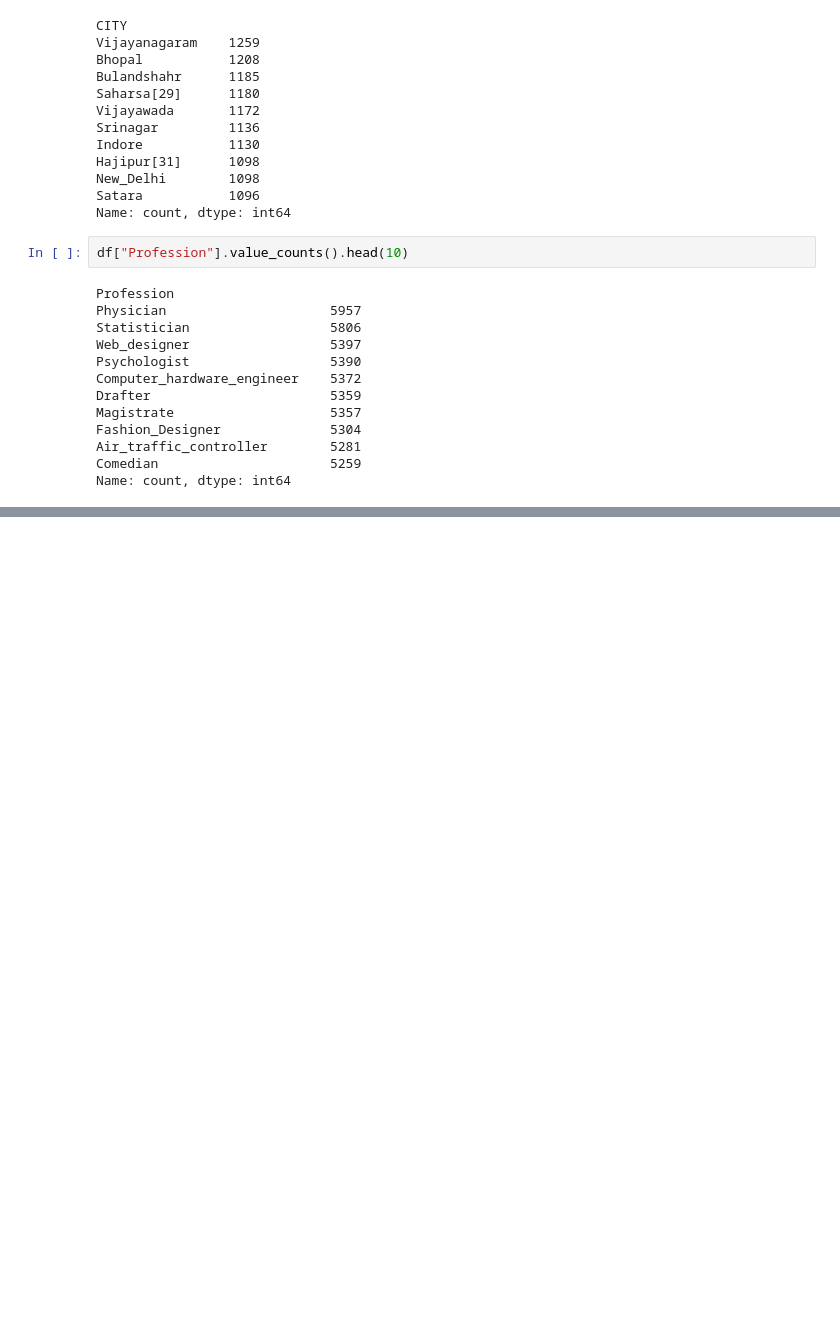
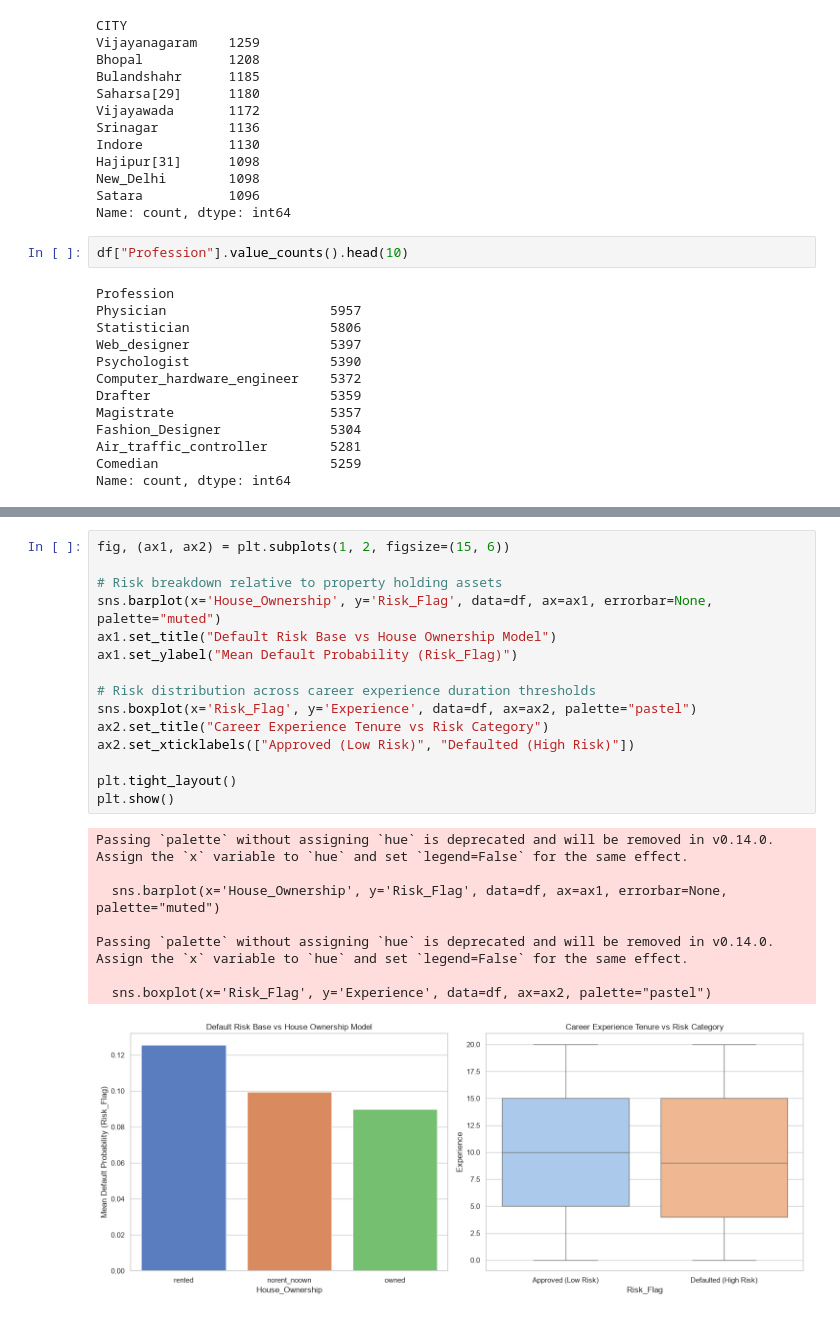
Before and after one commit to Hrithik19989/Loan_Approvals_System, a Jupyter notebook: notebooks/01_exploratory_data_analysis.ipynb, the cells around one changed output, grey strips where cells are left out. Drawn from its saved outputs; the diff is of its cells as text; blank space fills up the shorter version.

```diff
--- a/notebooks/01_exploratory_data_analysis.ipynb
+++ b/notebooks/01_exploratory_data_analysis.ipynb
@@ -160,0 +311,24 @@ Name: count, dtype: int64
+# %%
+fig, (ax1, ax2) = plt.subplots(1, 2, figsize=(15, 6))
+
+# Risk breakdown relative to property holding assets
+sns.barplot(x='House_Ownership', y='Risk_Flag', data=df, ax=ax1, errorbar=None, palette="muted")
+ax1.set_title("Default Risk Base vs House Ownership Model")
+ax1.set_ylabel("Mean Default Probability (Risk_Flag)")
+
+# Risk distribution across career experience duration thresholds
+sns.boxplot(x='Risk_Flag', y='Experience', data=df, ax=ax2, palette="pastel")
+ax2.set_title("Career Experience Tenure vs Risk Category")
+ax2.set_xticklabels(["Approved (Low Risk)", "Defaulted (High Risk)"])
+
+plt.tight_layout()
+plt.show()
+# %% [output]
+Passing `palette` without assigning `hue` is deprecated and will be removed in v0.14.0. Assign the `x` variable to `hue` and set `legend=False` for the same effect.
+
+  sns.barplot(x='House_Ownership', y='Risk_Flag', data=df, ax=ax1, errorbar=None, palette="muted")
+
+Passing `palette` without assigning `hue` is deprecated and will be removed in v0.14.0. Assign the `x` variable to `hue` and set `legend=False` for the same effect.
+
+  sns.boxplot(x='Risk_Flag', y='Experience', data=df, ax=ax2, palette="pastel")
+[figure, added]
```
Also changed, not shown: parts of 11 cells of this notebook.
